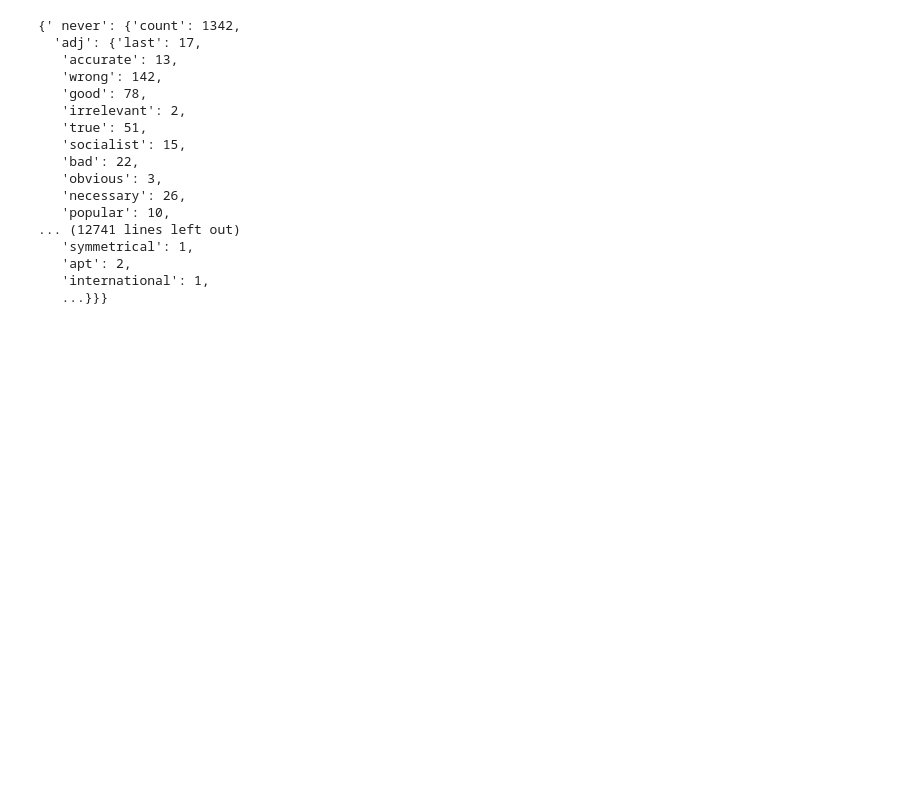
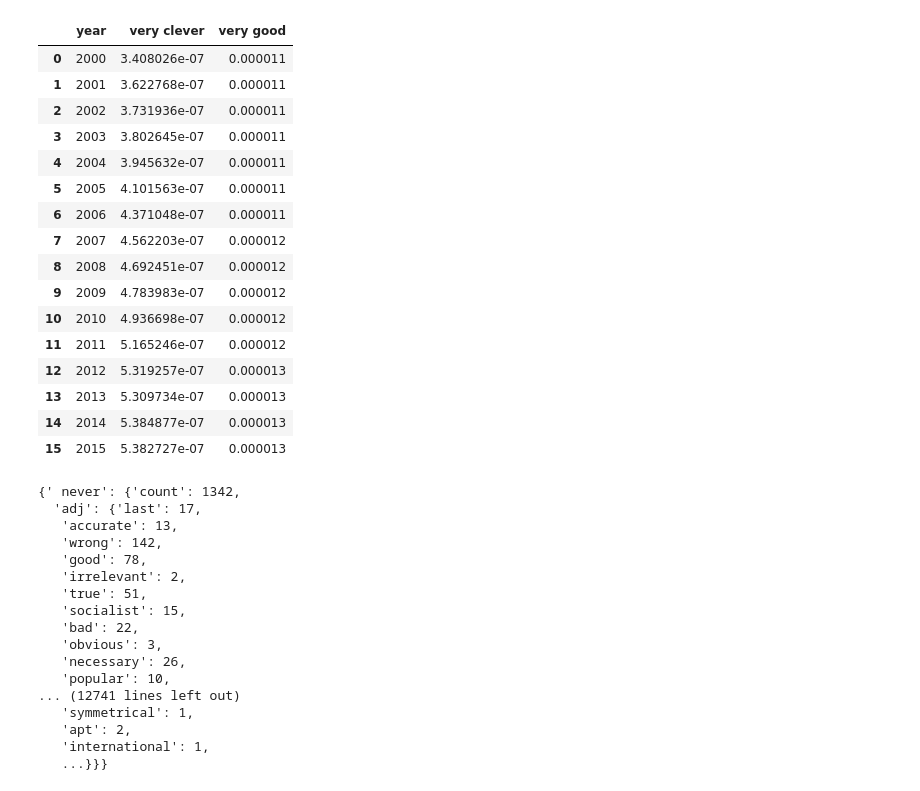
Before and after one commit to isabellelorge/reddit_project, a Jupyter notebook: notebooks/ngrams.ipynb, the cells around one changed output. Drawn from its saved outputs; the diff is of its cells as text; code cells hidden in the pictures; blank space fills up the shorter version.

```diff
--- a/notebooks/ngrams.ipynb
+++ b/notebooks/ngrams.ipynb
@@ -218,7 +217,27 @@ ngrams= runQuery  # Public name of this method
 #     url, urlquery, df = pickle.load(open(    fn, "rb" ) )
 #     print(df)
 # %%
-url, urlquery, df = getNgrams('very clever, very good', startYear=2000, endYear = 2015)
+df = getNgrams('very clever, very good', startYear=2000, endYear = 2015)
+# %%
+df
+# %% [output]
+|  | year | very clever | very good |
+| 0 | 2000 | 3.408026e-07 | 0.000011 |
+| 1 | 2001 | 3.622768e-07 | 0.000011 |
+| 2 | 2002 | 3.731936e-07 | 0.000011 |
+| 3 | 2003 | 3.802645e-07 | 0.000011 |
+| 4 | 2004 | 3.945632e-07 | 0.000011 |
+| 5 | 2005 | 4.101563e-07 | 0.000011 |
+| 6 | 2006 | 4.371048e-07 | 0.000011 |
+| 7 | 2007 | 4.562203e-07 | 0.000012 |
+| 8 | 2008 | 4.692451e-07 | 0.000012 |
+| 9 | 2009 | 4.783983e-07 | 0.000012 |
+| 10 | 2010 | 4.936698e-07 | 0.000012 |
+| 11 | 2011 | 5.165246e-07 | 0.000012 |
+| 12 | 2012 | 5.319257e-07 | 0.000013 |
+| 13 | 2013 | 5.309734e-07 | 0.000013 |
+| 14 | 2014 | 5.384877e-07 | 0.000013 |
+| 15 | 2015 | 5.382727e-07 | 0.000013 |
 # %%
 adjectives
 # %% [output]
```
Also changed, not shown: parts of 1 cell of this notebook, 10 other files.
